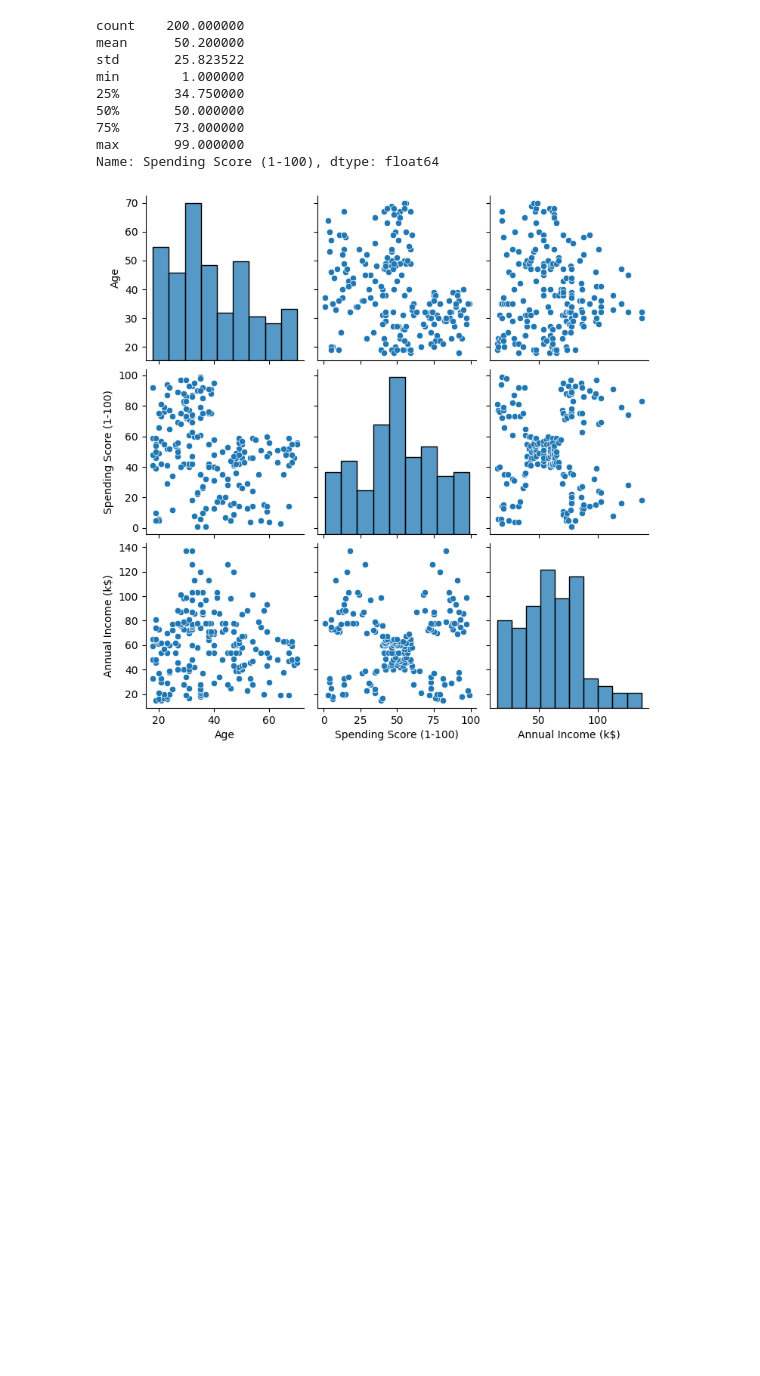
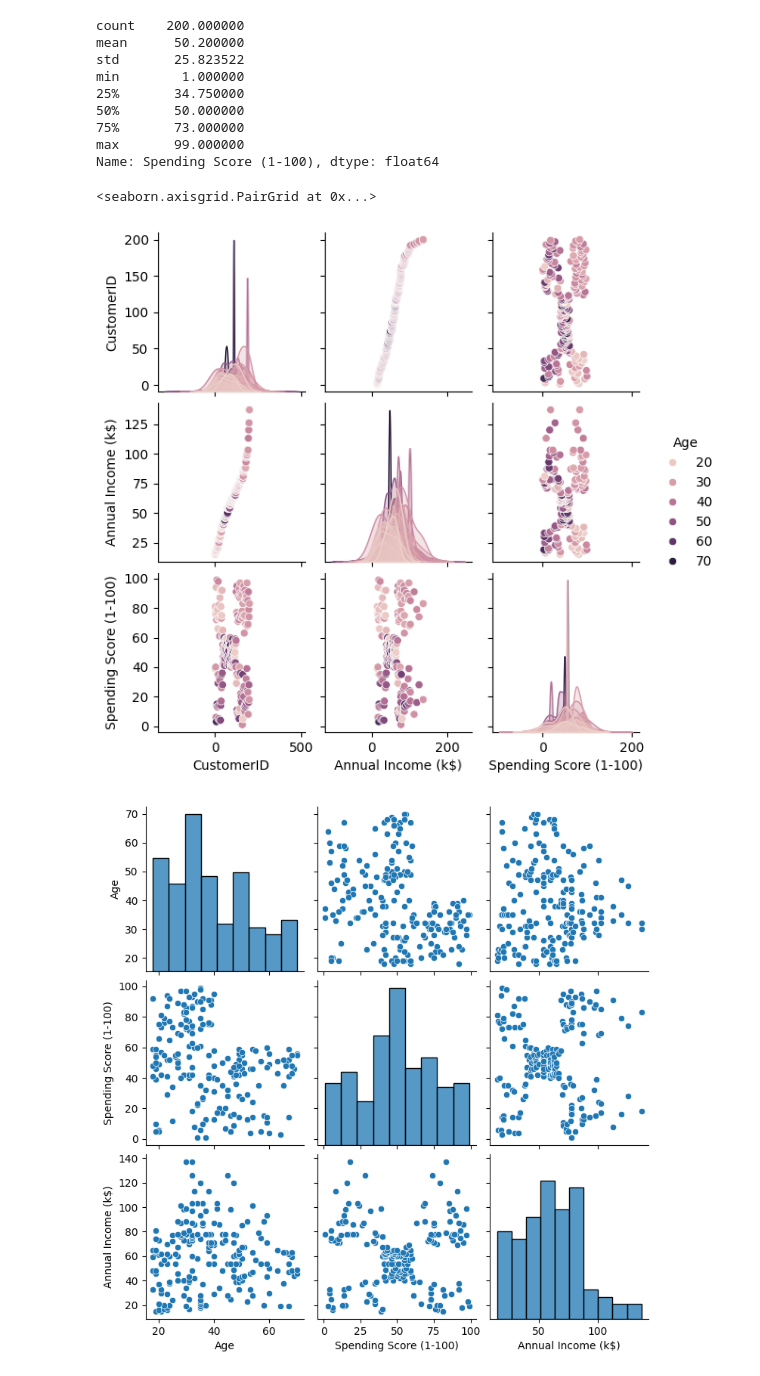
Before and after one commit to jlhb1984/Zonar_projects, a Jupyter notebook: sena/kmeans_1.ipynb, the cells around one changed output. Drawn from its saved outputs; the diff is of its cells as text; code cells hidden in the pictures; blank space fills up the shorter version.

```diff
--- a/sena/kmeans_1.ipynb
+++ b/sena/kmeans_1.ipynb
@@ -62,6 +62,11 @@ min        1.000000
 75%       73.000000
 max       99.000000
 Name: Spending Score (1-100), dtype: float64
+# %%
+sns.pairplot(dataset,  hue='Age', height=2)
+# %% [output]
+<seaborn.axisgrid.PairGrid at 0x...>
+[figure, added]
 # %%
 cols=['Age','Spending Score (1-100)','Annual Income (k$)']
 sns.pairplot(dataset[cols],height=2.5)
```
Also changed, not shown: 25 other files.
